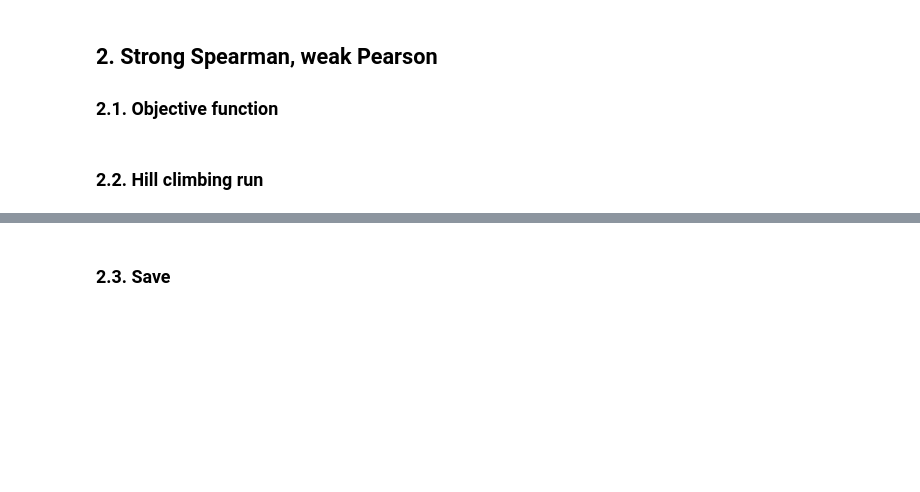
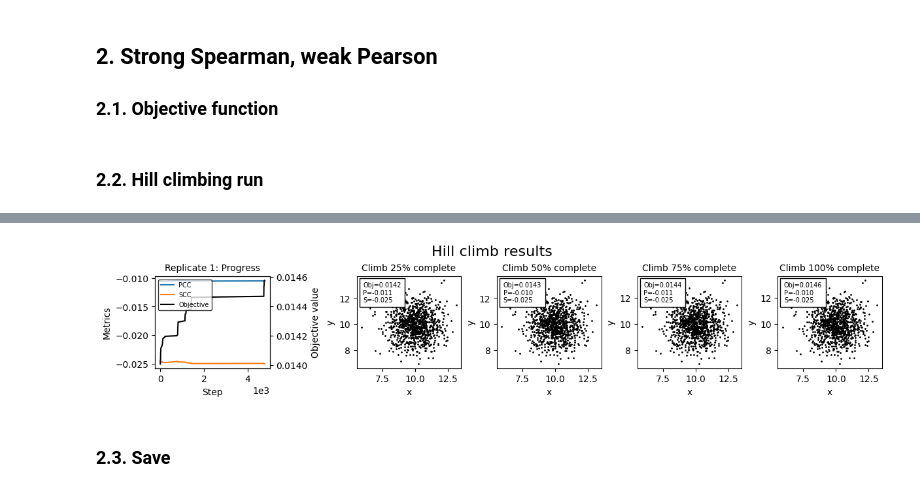
Before and after one commit to gperdrizet/hill_climber, a Jupyter notebook: notebooks/02-pearson_spearman.ipynb, the cells around one changed output, grey strips where cells are left out. Drawn from its saved outputs; the diff is of its cells as text; code cells hidden in the pictures; blank space fills up the shorter version.

```diff
--- a/notebooks/02-pearson_spearman.ipynb
+++ b/notebooks/02-pearson_spearman.ipynb
@@ -110,12 +112,14 @@ Plotting progress at 2 minutes...
 # %%
 climber.plot_results(
-    results,
+    (best_data, history_df),
     plot_type='scatter',
     metrics=[
         'PCC',
         'SCC',
     ]
 )
+# %% [output]
+[figure, added]
 # %% [markdown]
 ### 2.3. Save
 # %%
```
Also changed, not shown: parts of 3 cells of this notebook, 5 other files.
